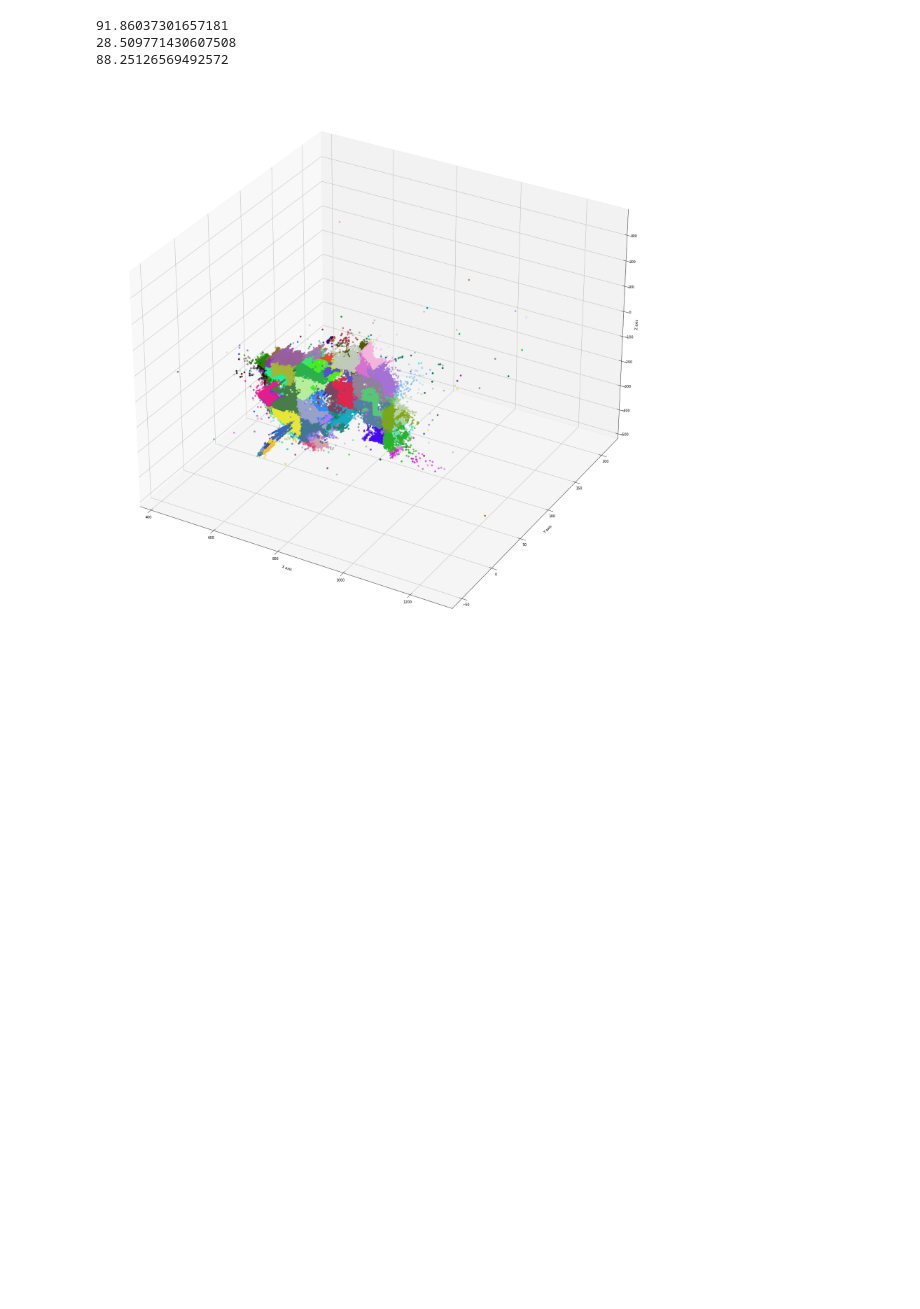
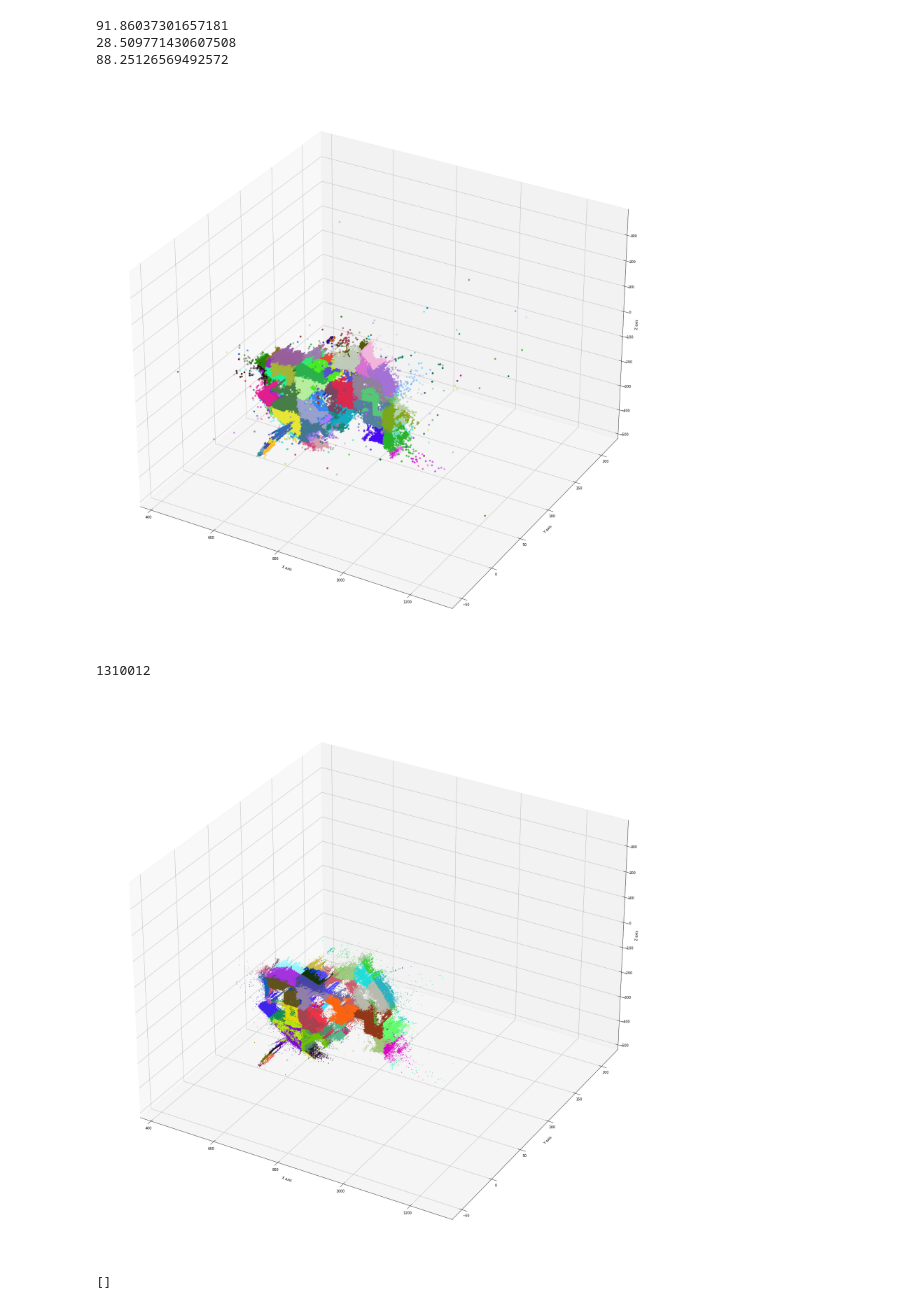
Before and after one commit to engineerjkk/MakingVoxels, a Jupyter notebook: 3dplot.ipynb, the cells around one changed output. Cells and saved outputs as stored; diff of their text form; code cells hidden in the pictures; blank space fills up the shorter version.

```diff
--- a/3dplot.ipynb
+++ b/3dplot.ipynb
@@ -421,6 +421,7 @@ for i in range(len(X)):
 fig = plt.figure(figsize=(30, 30))
 ax = plt.axes(projection='3d')
 l=[]
+count=0
 for i in tqdm(range(385,1304,92)):
     for j in range(-60,226,29):
         for k in range(-501,382,89):
@@ -433,9 +434,10 @@ for i in tqdm(range(385,1304,92)):
                   x2.append(x)
                   y2.append(y)
                   z2.append(z)
-
-            ax.scatter(x2, y2,z2, c=np.random.rand(3,))
-
+                  count=count+1
+            if len(x) >=10:
+                ax.scatter(x2, y2,z2, c=np.random.rand(3,))
+print(count)
 ax.set_xlim(385,1304)
 ax.set_ylim(-60,226)
 ax.set_zlim(-501,382)
@@ -445,3 +447,47 @@ ax.set_zlabel('Z axis')
 plt.show()
 # %% [output]
 [figure]
+# %%
+from matplotlib.axes._axes import _log as matplotlib_axes_logger
+matplotlib_axes_logger.setLevel('ERROR')
+import matplotlib.pyplot as plt
+from mpl_toolkits.mplot3d import Axes3D
+import numpy as np
+
+pair=[]
+for i in range(len(X)):
+    tmp=(X[i],Y[i],Z[i])
+    pair.append(tmp)
+
+fig = plt.figure(figsize=(30, 30))
+ax = plt.axes(projection='3d')
+l=[]
+count=0
+for i in tqdm(range(385,1304,92)):
+    for j in range(-60,226,29):
+        for k in range(-501,382,89):
+            #print(i,j,k)
+            x2=[]
+            y2=[]
+            z2=[]
+            for x,y,z in pair:
+                if (x>i)&(x<i+92)&(y>j)&(y<j+29)&(z>k)&(z<k+89):
+                  x2.append(x)
+                  y2.append(y)
+                  z2.append(z)
+
+            if len(x2) >=5:
+                ax.scatter(x2, y2,z2,s=1, c=np.random.rand(3,))
+            count=count+1
+            ax.text(x2[0],y2[0],z2[0],  '%s' % (str(count)), size=10, zorder=1,  color='k')
+print(count)
+ax.set_xlim(385,1304)
+ax.set_ylim(-60,226)
+ax.set_zlim(-501,382)
+ax.set_xlabel('X axis')
+ax.set_ylabel('Y axis')
+ax.set_zlabel('Z axis')
+plt.show()
+# %% [output]
+1310012
+[figure, added]
@@ -447,0 +534,4 @@ plt.show()
+# %%
+x2
+# %% [output]
+[]
```
Also changed, not shown: parts of 1 cell of this notebook.
